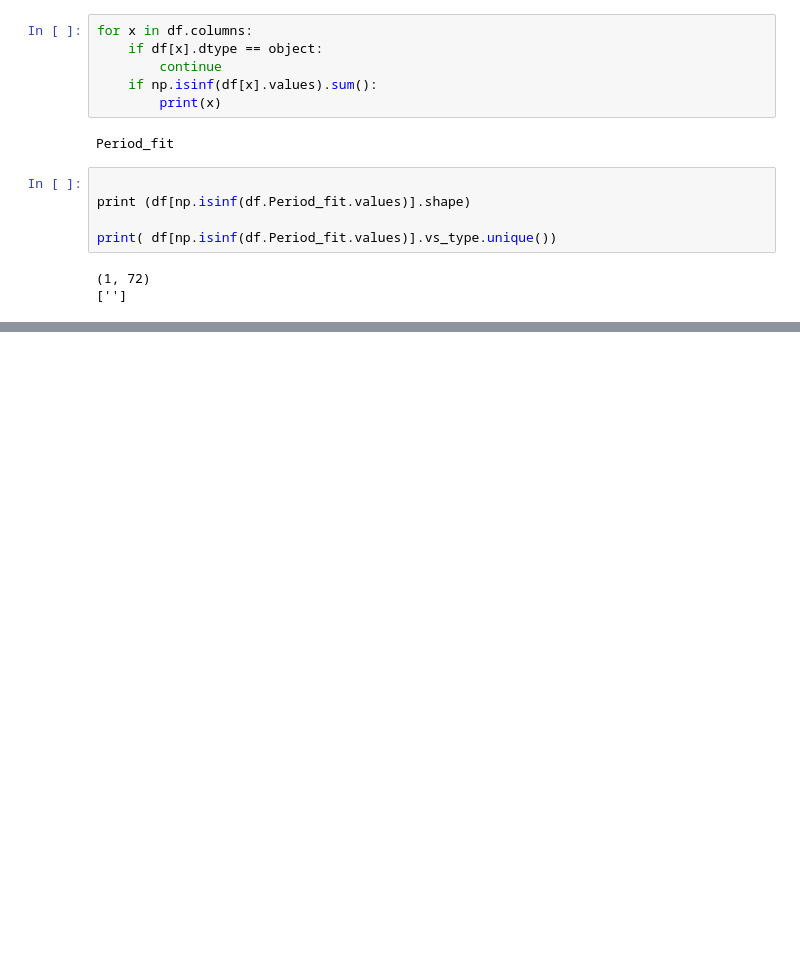
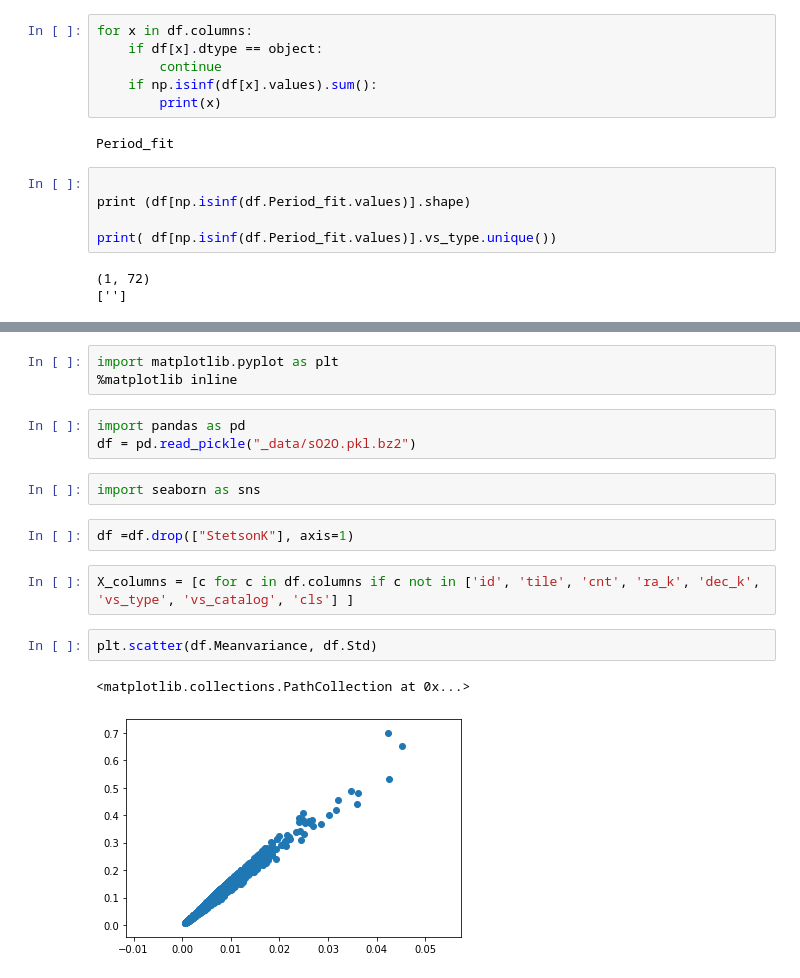
Before and after one commit to leliel12/How-far-can-we-can-go, a Jupyter notebook: Untitled.ipynb, the cells around one changed output, grey strips where cells are left out. Drawn from its saved outputs; the diff is of its cells as text; blank space fills up the shorter version.

```diff
--- a/Untitled.ipynb
+++ b/Untitled.ipynb
@@ -69,0 +74,17 @@ print( df[np.isinf(df.Period_fit.values)].vs_type.unique())
+# %%
+import matplotlib.pyplot as plt
+%matplotlib inline
+# %%
+import pandas as pd
+df = pd.read_pickle("_data/sO2O.pkl.bz2")
+# %%
+import seaborn as sns
+# %%
+df =df.drop(["StetsonK"], axis=1)
+# %%
+X_columns = [c for c in df.columns if c not in ['id', 'tile', 'cnt', 'ra_k', 'dec_k', 'vs_type', 'vs_catalog', 'cls'] ]
+# %%
+plt.scatter(df.Meanvariance, df.Std)
+# %% [output]
+<matplotlib.collections.PathCollection at 0x...>
+[figure, added]
```
Also changed, not shown: parts of 5 cells of this notebook, 25 other files.
